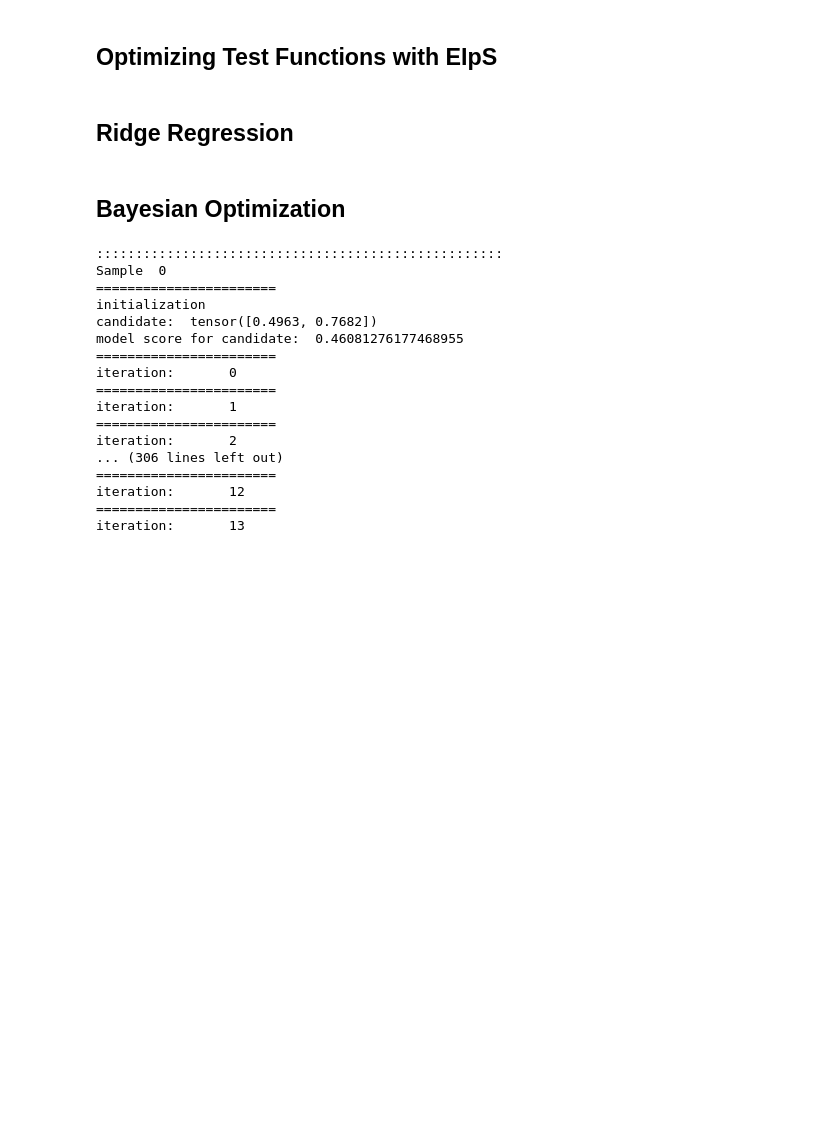
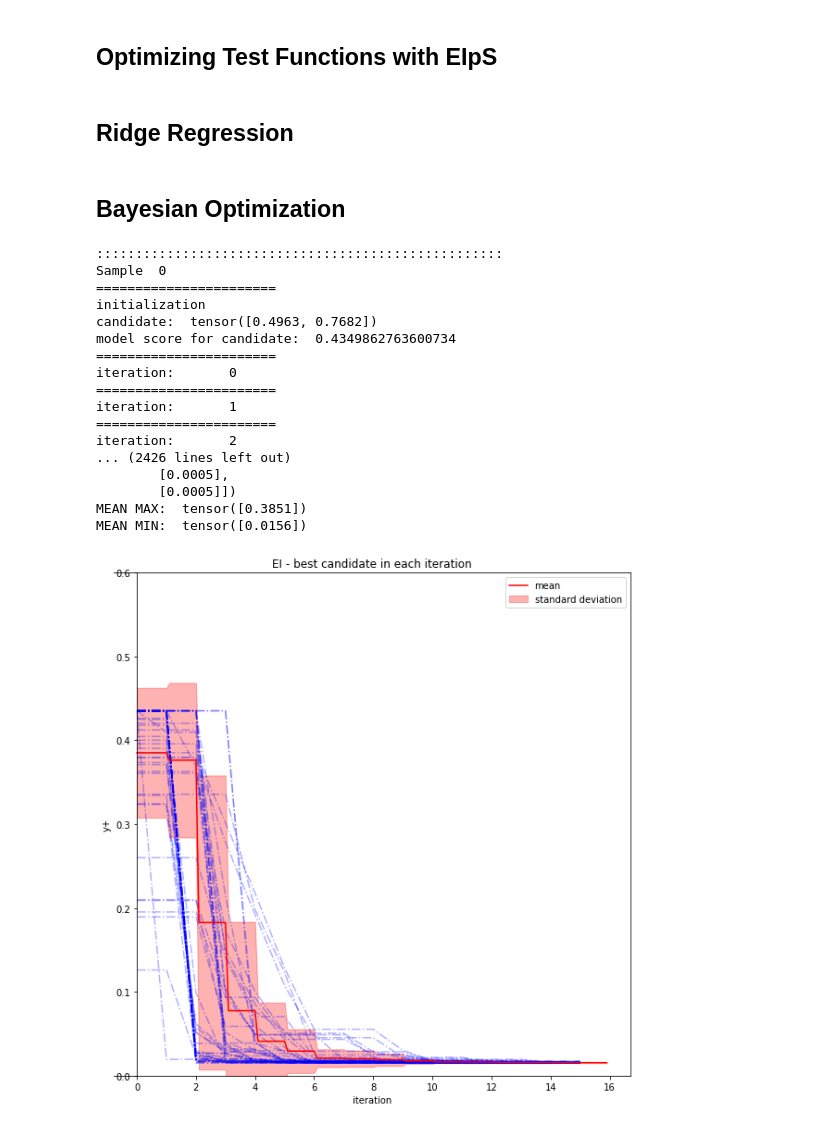
Before and after one commit to VincentMeilinger/BayesianOptimizationEIpS, a Jupyter notebook: OptimizeRR_EI.ipynb, the cells around one changed output. Saved outputs shown, nothing was run; the diff lists cells and outputs as text; code cells hidden in the pictures; blank space fills up the shorter version.

Commit message:
Now using MNIST digits dataset instead of IRIS plants for KRR training.

```diff
--- a/OptimizeRR_EI.ipynb
+++ b/OptimizeRR_EI.ipynb
@@ -43,18 +43,17 @@ X_ = grid.reshape(len(x_)*len(y_), 2)
 # %% [markdown]
 ## Ridge Regression
 # %%
-iris = ds.load_iris()
-X = iris.data
-y = iris.target
+#dataset = ds.load_iris()
+dataset = ds.load_digits(n_class=2)
+X = dataset.data
+y = dataset.target
 
-X_2d = X[:, 1:3]
-X_2d = X_2d[y > 0]
-y_2d = y[y > 0]
-y_2d -= 1
-X = X_2d
+#X = X[y > 0]
+#y = y[y > 0]
+#y -= 1
 scaler = StandardScaler()
 X = scaler.fit_transform(X)
-y = y_2d
+
 # test train split
 #X, y = ds.make_moons(200, noise=0.3, random_state=0)
 X_train, X_test, y_train, y_test = train_test_split(X, y, test_size=0.3, random_state=0)
@@ -184,7 +183,7 @@ def sample_bo(n_iters:int, plot=False):
 
 
 # params
-n_samples = 20
+n_samples = 50
 n_bo = 15
 
 plot = False
@@ -263,36 +262,37 @@ ax.fill_between(compute_time_steps,
                 label='standard deviation')
 print("MEAN: ", improvement_mean)
 print("VAR: ", improvement_var)
 print("MEAN MAX: ", max(improvement_mean))
 print("MEAN MIN: ", min(improvement_mean))
 ax.set_xlabel("iteration")
 ax.set_ylabel("y+")
 ax.set_title("EI - best candidate in each iteration")
 ax.spines['left'].set_position('zero')
 ax.spines['bottom'].set_position('zero')
 ax.set_ylim([0., 0.6])
 #ax.spines['right'].set_color('none')
 #ax.spines['top'].set_color('none')
 #ax.xaxis.set_ticks_position('bottom')
 #ax.yaxis.set_ticks_position('left')
 
 ax.legend()
 plt.show()
 # %% [output]
 ::::::::::::::::::::::::::::::::::::::::::::::::::::
 Sample  0
 =======================
 initialization
 candidate:  tensor([0.4963, 0.7682])
-model score for candidate:  0.46081276177468955
+model score for candidate:  0.4349862763600734
 =======================
 iteration:       0
 =======================
 iteration:       1
 =======================
 iteration:       2
-... (306 lines left out)
-=======================
-iteration:       12
-=======================
-iteration:       13
+... (2426 lines left out)
+        [0.0005],
+        [0.0005]])
+MEAN MAX:  tensor([0.3851])
+MEAN MIN:  tensor([0.0156])
+[figure, added]
```
Also changed, not shown: 3 other files.
